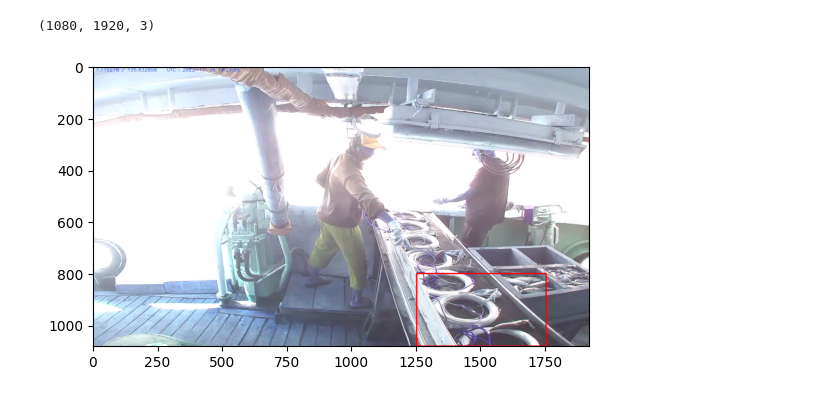
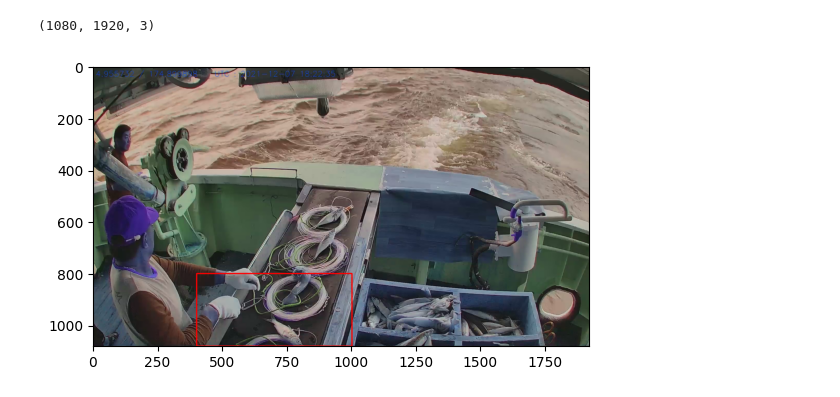
Before and after one commit to gusxo/suncom_yolo, a Jupyter notebook: project3/drawbox.ipynb, the cells around one changed output. Drawn from its saved outputs; the diff is of its cells as text; code cells hidden in the pictures.

```diff
--- a/project3/drawbox.ipynb
+++ b/project3/drawbox.ipynb
@@ -4,30 +4,30 @@ import matplotlib.pyplot as plt
 # %%
 # file = "/home/user/mount1/620동원/drive 1/SCMedia/VIDEO/2022/11/16/CAM4/CAM4_20221116182159.mp4"
 # x1 = 1250 ; y1 = 800 ; x2 = 1750 ; y2 = -1 ;
 
 # file = "/home/user/mount1/722오룡/drive 2/SCMedia/VIDEO/2022/09/04/CAM4/CAM4_20220904001508.mp4"
 # x1 = 500 ; y1 = 850 ; x2 = 1100 ; y2 = -1 ;
 
-# file = "/home/user/mount1/723오룡/drive/SCMedia/VIDEO/2021/12/07/CAM3/ch3_20211207182235.mp4"
-# x1 = 400 ; y1 = 800 ; x2 = 1000 ; y2 = -1 ;
+file = "/home/user/mount1/723오룡/drive/SCMedia/VIDEO/2021/12/07/CAM3/ch3_20211207182235.mp4"
+x1 = 400 ; y1 = 800 ; x2 = 1000 ; y2 = -1 ;
 
 # file = "/home/user/mount1/토니나3/drive 2/VIDEO/2022/10/09/CAM3/CAM3_20221009171453.mp4"
 # x1 = 400 ; y1 = 600 ; x2 = 1400 ; y2 = -1 ;
 
 v = cv2.VideoCapture(file)
 if not v.isOpened():
     raise Exception()
 ret, img = v.read()
 if not ret:
     raise Exception()
 print(img.shape)
 if x2 == -1:
     x2 = img.shape[1]
 if y2 == -1:
     y2 = img.shape[0]
 img = cv2.rectangle(img, (x1, y1), (x2, y2), (255, 0, 0), 3)
 plt.imshow(img)
 v.release()
 # %% [output]
 (1080, 1920, 3)
-[figure, old version]
+[figure, new version]
```
Also changed, not shown: 3 other files.
